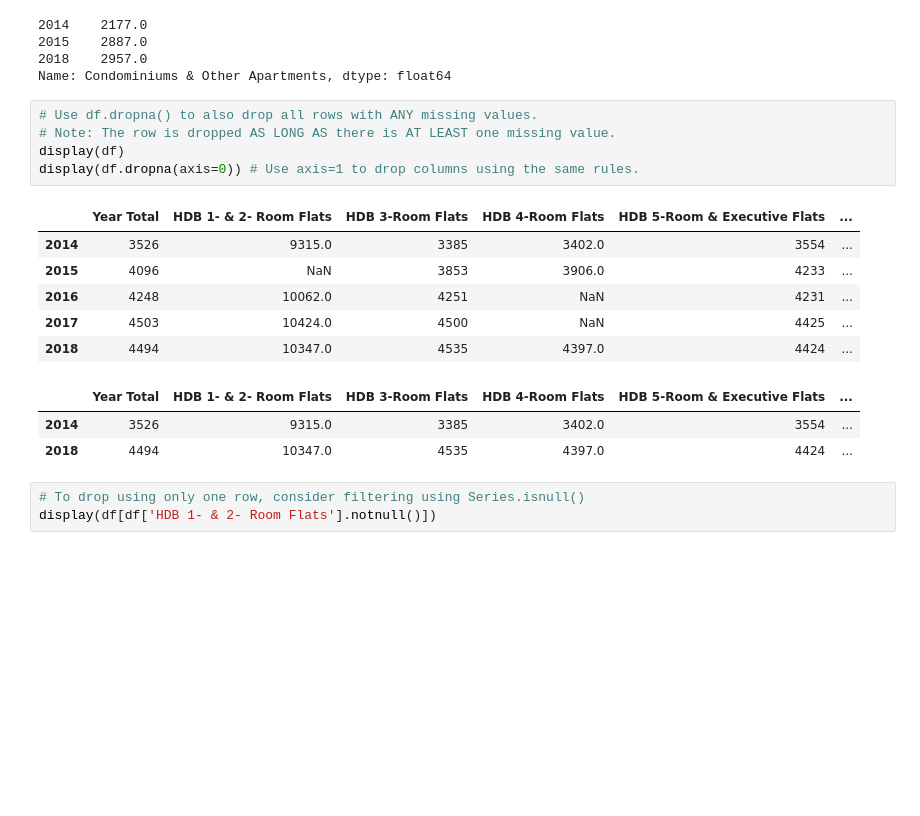
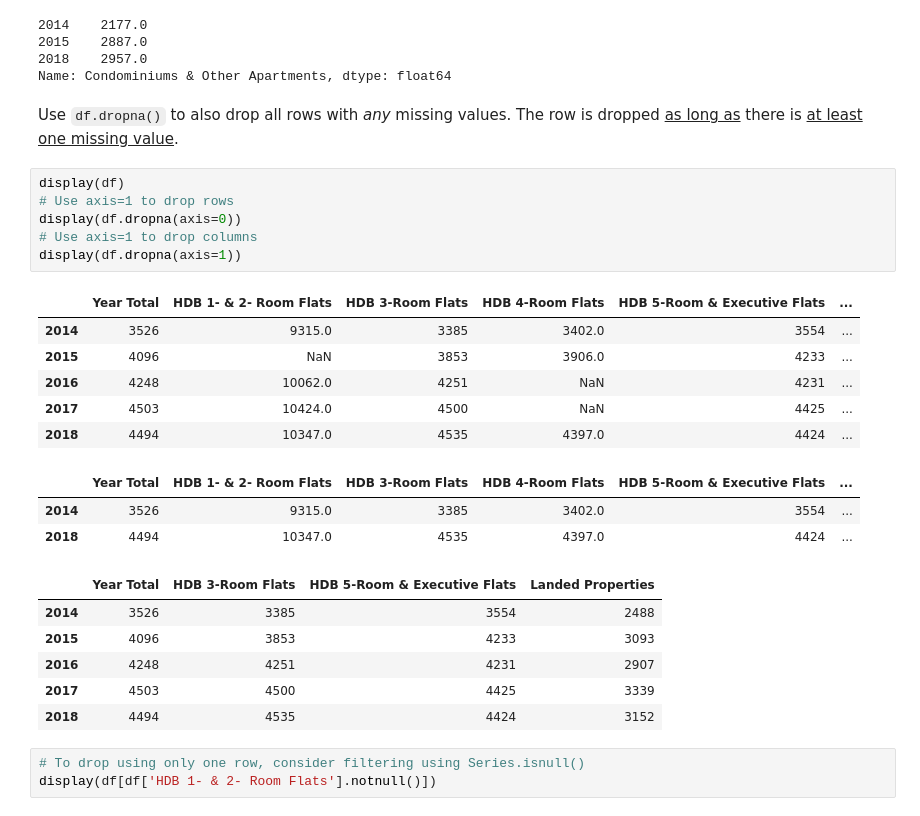
Before and after one commit to bryanblackbee/ds-learning-journey, a Jupyter notebook: jupyter_notebook/topics/data-analysis-with-python/chap-7-1-Data-Cleaning-and-Preparation.ipynb, the cells around one changed output. Cells and saved outputs as stored; diff of their text form; blank space fills up the shorter version.

```diff
--- a/jupyter_notebook/topics/data-analysis-with-python/chap-7-1-Data-Cleaning-and-Preparation.ipynb
+++ b/jupyter_notebook/topics/data-analysis-with-python/chap-7-1-Data-Cleaning-and-Preparation.ipynb
@@ -91,21 +91,30 @@ Name: Condominiums & Other Apartments, dtype: float64
 2015    2887.0
 2018    2957.0
 Name: Condominiums & Other Apartments, dtype: float64
-# %%
-# Use df.dropna() to also drop all rows with ANY missing values.
-# Note: The row is dropped AS LONG AS there is AT LEAST one missing value.
-display(df)
-display(df.dropna(axis=0)) # Use axis=1 to drop columns using the same rules.
-# %% [output]
-|  | Year Total | HDB 1- & 2- Room Flats | HDB 3-Room Flats | HDB 4-Room Flats | HDB 5-Room & Executive Flats | ... |
-| 2014 | 3526 | 9315.0 | 3385 | 3402.0 | 3554 | ... |
-| 2015 | 4096 | NaN | 3853 | 3906.0 | 4233 | ... |
-| 2016 | 4248 | 10062.0 | 4251 | NaN | 4231 | ... |
-| 2017 | 4503 | 10424.0 | 4500 | NaN | 4425 | ... |
-| 2018 | 4494 | 10347.0 | 4535 | 4397.0 | 4424 | ... |
-|  | Year Total | HDB 1- & 2- Room Flats | HDB 3-Room Flats | HDB 4-Room Flats | HDB 5-Room & Executive Flats | ... |
-| 2014 | 3526 | 9315.0 | 3385 | 3402.0 | 3554 | ... |
-| 2018 | 4494 | 10347.0 | 4535 | 4397.0 | 4424 | ... |
+# %% [markdown]
+Use `df.dropna()` to also drop all rows with <i>any</i> missing values. The row is dropped <u>as long as</u> there is <u>at least one missing value</u>.
+# %%
+display(df)
+# Use axis=1 to drop rows
+display(df.dropna(axis=0))
+# Use axis=1 to drop columns
+display(df.dropna(axis=1))
+# %% [output]
+|  | Year Total | HDB 1- & 2- Room Flats | HDB 3-Room Flats | HDB 4-Room Flats | HDB 5-Room & Executive Flats | ... |
+| 2014 | 3526 | 9315.0 | 3385 | 3402.0 | 3554 | ... |
+| 2015 | 4096 | NaN | 3853 | 3906.0 | 4233 | ... |
+| 2016 | 4248 | 10062.0 | 4251 | NaN | 4231 | ... |
+| 2017 | 4503 | 10424.0 | 4500 | NaN | 4425 | ... |
+| 2018 | 4494 | 10347.0 | 4535 | 4397.0 | 4424 | ... |
+|  | Year Total | HDB 1- & 2- Room Flats | HDB 3-Room Flats | HDB 4-Room Flats | HDB 5-Room & Executive Flats | ... |
+| 2014 | 3526 | 9315.0 | 3385 | 3402.0 | 3554 | ... |
+| 2018 | 4494 | 10347.0 | 4535 | 4397.0 | 4424 | ... |
+|  | Year Total | HDB 3-Room Flats | HDB 5-Room & Executive Flats | Landed Properties |
+| 2014 | 3526 | 3385 | 3554 | 2488 |
+| 2015 | 4096 | 3853 | 4233 | 3093 |
+| 2016 | 4248 | 4251 | 4231 | 2907 |
+| 2017 | 4503 | 4500 | 4425 | 3339 |
+| 2018 | 4494 | 4535 | 4424 | 3152 |
 # %%
 # To drop using only one row, consider filtering using Series.isnull()
 display(df[df['HDB 1- & 2- Room Flats'].notnull()])
```
Also changed, not shown: parts of 9 cells of this notebook, 6 other files.
